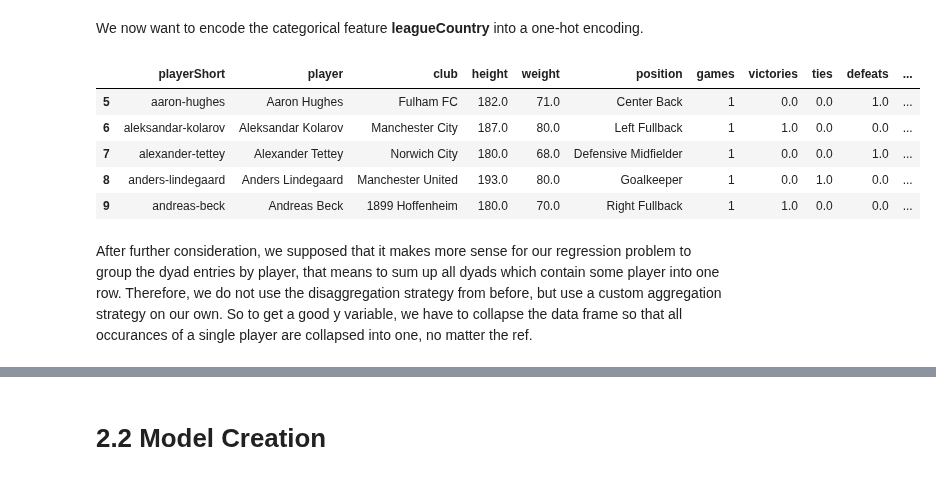
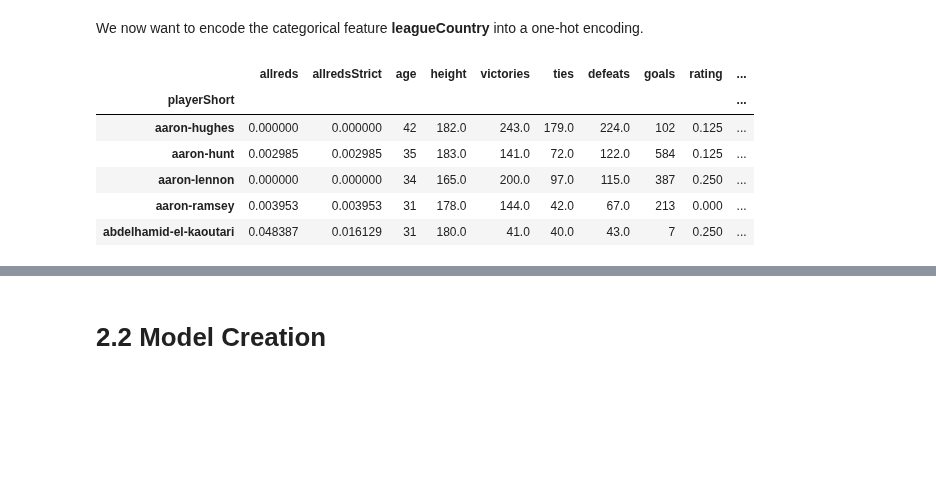
Before and after one commit to kdidi99/ml_fundamentals_hd, a Jupyter notebook: red-cards.ipynb, the cells around one changed output, grey strips where cells are left out. Saved outputs shown, nothing was run; the diff lists cells and outputs as text; code cells hidden in the pictures; blank space fills up the shorter version.

```diff
--- a/red-cards.ipynb
+++ b/red-cards.ipynb
@@ -397,6 +399,7 @@ Age              10471
 dtype: int64
 # %%
 dfs = dfs[dfs['photoID'].notna()]
+dfs = dfs[dfs['height'].notna()]
 dfs.isna().sum()
 # %% [output]
 playerShort          0
@@ -445,7 +448,7 @@ def age(born):
                                                     born.day))
 # %%
 #dfs_good['birthday'] = df['birthday'].astype('str')
-dfs_good["Age"] = dfs_good['birthday'].apply(age)
+dfs_good["age"] = dfs_good['birthday'].apply(age)
 dfs_good.head()
 # %% [output]
 A value is trying to be set on a copy of a slice from a DataFrame.
@@ -494,0 +502,6 @@ See the caveats in the documentation: https://pandas.pydata.org/pandas-docs/stab
+# %%
+print(dfs_good.shape[0])
+aggregation_functions = {'allreds': 'sum', 'allredsStrict': 'sum', 'age': 'first', 'height': 'first', 'games': 'sum', 'victories': 'sum', 'ties': 'sum','defeats': 'sum', 'goals': 'sum', 'rating': 'first', 'leagueCountry': 'first'}
+df_new = dfs_good.groupby(dfs_good['playerShort']).aggregate(aggregation_functions)
+print(df_new.shape[0])
+df_new.head()
@@ -494,0 +522,7 @@ See the caveats in the documentation: https://pandas.pydata.org/pandas-docs/stab
+# %%
+df_new['allreds'] = df_new['allreds']/df_new['games']
+df_new['allredsStrict'] = df_new['allredsStrict']/df_new['games']
+df_new = df_new.fillna({'allreds': 0, 'allredsStrict': 0})
+
+df_new = df_new.drop(["games"], axis=1)
+df_new.head()
@@ -495,14 +537,13 @@ See the caveats in the documentation: https://pandas.pydata.org/pandas-docs/stab
 # %% [markdown]
 We now want to encode the categorical feature **leagueCountry** into a one-hot encoding.
 # %%
-dfs_good = pd.get_dummies(dfs_good, columns=['leagueCountry'], prefix=['one_hot'])
-dfs_good.head()
+df_new = pd.get_dummies(df_new, columns=['leagueCountry'], prefix=['one_hot'])
+df_new.head()
 # %% [output]
-|  | playerShort | player | club | height | weight | position | games | victories | ties | defeats | ... |
-| 5 | aaron-hughes | Aaron Hughes | Fulham FC | 182.0 | 71.0 | Center Back | 1 | 0.0 | 0.0 | 1.0 | ... |
-| 6 | aleksandar-kolarov | Aleksandar Kolarov | Manchester City | 187.0 | 80.0 | Left Fullback | 1 | 1.0 | 0.0 | 0.0 | ... |
-| 7 | alexander-tettey | Alexander Tettey | Norwich City | 180.0 | 68.0 | Defensive Midfielder | 1 | 0.0 | 0.0 | 1.0 | ... |
-| 8 | anders-lindegaard | Anders Lindegaard | Manchester United | 193.0 | 80.0 | Goalkeeper | 1 | 0.0 | 1.0 | 0.0 | ... |
-| 9 | andreas-beck | Andreas Beck | 1899 Hoffenheim | 180.0 | 70.0 | Right Fullback | 1 | 1.0 | 0.0 | 0.0 | ... |
+|  | allreds | allredsStrict | age | height | victories | ties | defeats | goals | rating | ... |
+| playerShort |  |  |  |  |  |  |  |  |  | ... |
+| aaron-hughes | 0.000000 | 0.000000 | 42 | 182.0 | 243.0 | 179.0 | 224.0 | 102 | 0.125 | ... |
+| aaron-hunt | 0.002985 | 0.002985 | 35 | 183.0 | 141.0 | 72.0 | 122.0 | 584 | 0.125 | ... |
+| aaron-lennon | 0.000000 | 0.000000 | 34 | 165.0 | 200.0 | 97.0 | 115.0 | 387 | 0.250 | ... |
+| aaron-ramsey | 0.003953 | 0.003953 | 31 | 178.0 | 144.0 | 42.0 | 67.0 | 213 | 0.000 | ... |
+| abdelhamid-el-kaoutari | 0.048387 | 0.016129 | 31 | 180.0 | 41.0 | 40.0 | 43.0 | 7 | 0.250 | ... |
-# %% [markdown]
-After further consideration, we supposed that it makes more sense for our regression problem to group the dyad entries by player, that means to sum up all dyads which contain some player into one row. Therefore, we do not use the disaggregation strategy from before, but use a custom aggregation strategy on our own. So to get a good y variable, we have to collapse the data frame so that all occurances of a single player are collapsed into one, no matter the ref.
```
Also changed, not shown: parts of 16 cells of this notebook.
